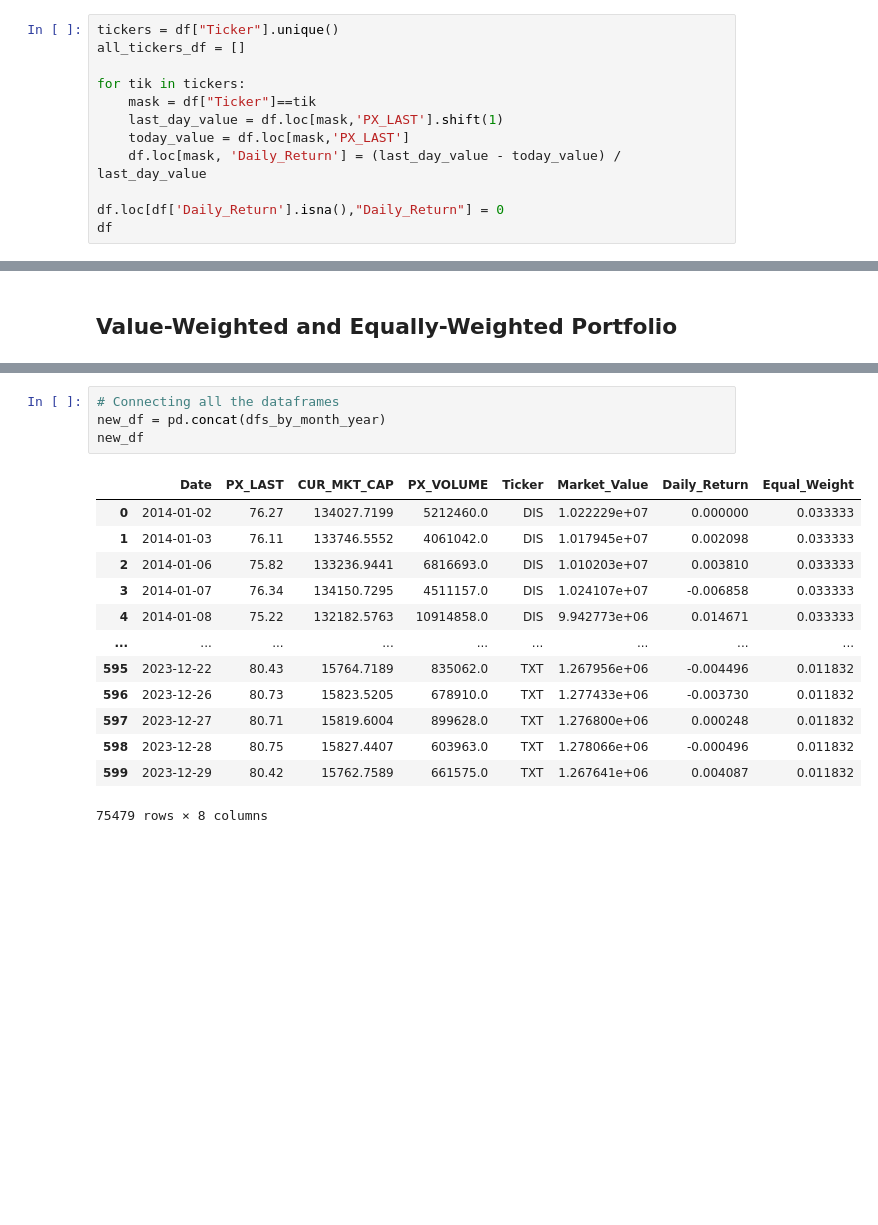
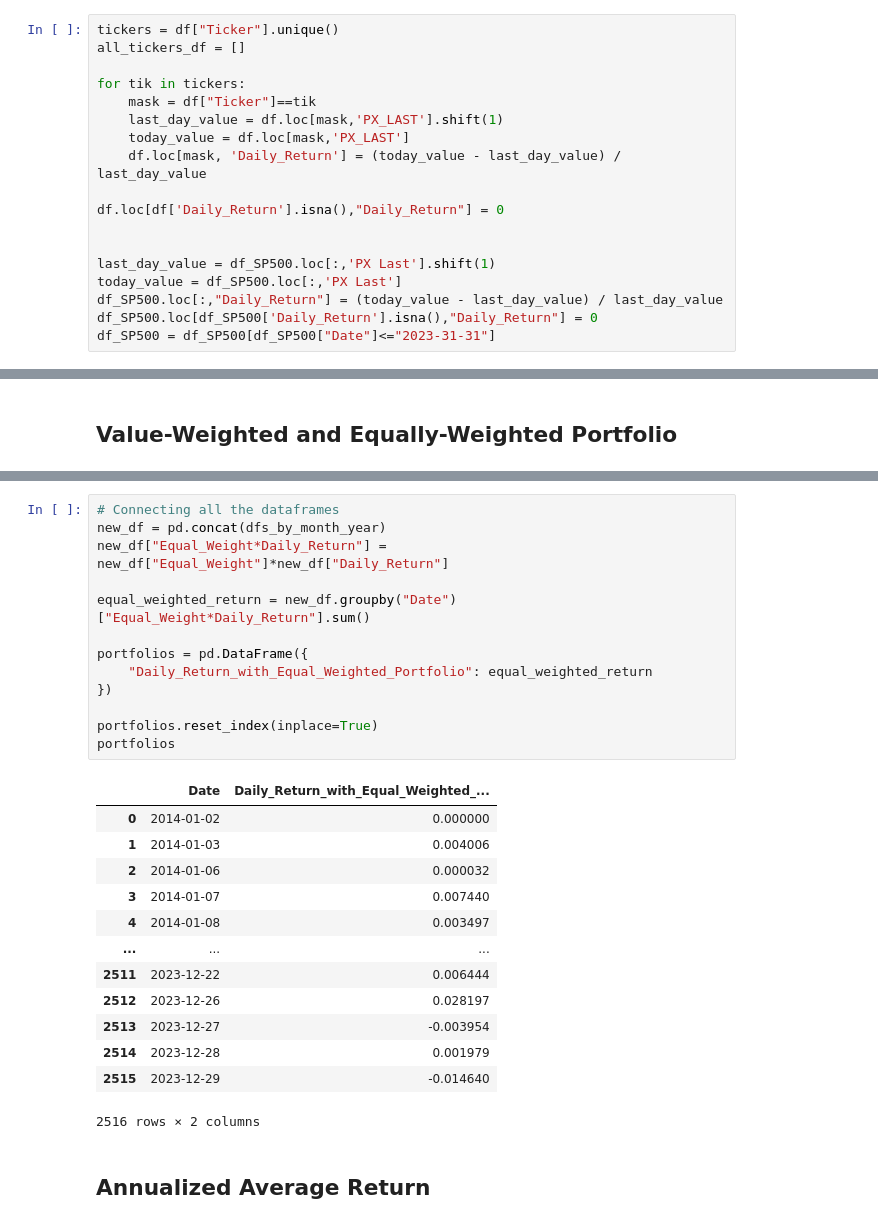
Before and after one commit to williankal/quant_fin, a Jupyter notebook: project1/part-A.ipynb, the cells around one changed output, grey strips where cells are left out. Saved outputs shown, nothing was run; the diff lists cells and outputs as text; blank space fills up the shorter version.

```diff
--- a/project1/part-A.ipynb
+++ b/project1/part-A.ipynb
@@ -34,7 +35,13 @@ for tik in tickers:
     mask = df["Ticker"]==tik
     last_day_value = df.loc[mask,'PX_LAST'].shift(1)
     today_value = df.loc[mask,'PX_LAST']
-    df.loc[mask, 'Daily_Return'] = (last_day_value - today_value) / last_day_value
+    df.loc[mask, 'Daily_Return'] = (today_value - last_day_value) / last_day_value
 
 df.loc[df['Daily_Return'].isna(),"Daily_Return"] = 0
-df
+
+
+last_day_value = df_SP500.loc[:,'PX Last'].shift(1)
+today_value = df_SP500.loc[:,'PX Last']
+df_SP500.loc[:,"Daily_Return"] = (today_value - last_day_value) / last_day_value
+df_SP500.loc[df_SP500['Daily_Return'].isna(),"Daily_Return"] = 0
+df_SP500 = df_SP500[df_SP500["Date"]<="2023-31-31"]
@@ -94,18 +106,29 @@ for i in range(len(dfs_by_month_year)-1):
 # %%
 # Connecting all the dataframes
 new_df = pd.concat(dfs_by_month_year)
-new_df
+new_df["Equal_Weight*Daily_Return"] = new_df["Equal_Weight"]*new_df["Daily_Return"]
+
+equal_weighted_return = new_df.groupby("Date")["Equal_Weight*Daily_Return"].sum()
+
+portfolios = pd.DataFrame({
+    "Daily_Return_with_Equal_Weighted_Portfolio": equal_weighted_return
+})
+
+portfolios.reset_index(inplace=True)
+portfolios
 # %% [output]
-|  | Date | PX_LAST | CUR_MKT_CAP | PX_VOLUME | Ticker | Market_Value | Daily_Return | Equal_Weight |
-| 0 | 2014-01-02 | 76.27 | 134027.7199 | 5212460.0 | DIS | 1.022229e+07 | 0.000000 | 0.033333 |
-| 1 | 2014-01-03 | 76.11 | 133746.5552 | 4061042.0 | DIS | 1.017945e+07 | 0.002098 | 0.033333 |
-| 2 | 2014-01-06 | 75.82 | 133236.9441 | 6816693.0 | DIS | 1.010203e+07 | 0.003810 | 0.033333 |
-| 3 | 2014-01-07 | 76.34 | 134150.7295 | 4511157.0 | DIS | 1.024107e+07 | -0.006858 | 0.033333 |
-| 4 | 2014-01-08 | 75.22 | 132182.5763 | 10914858.0 | DIS | 9.942773e+06 | 0.014671 | 0.033333 |
-| ... | ... | ... | ... | ... | ... | ... | ... | ... |
-| 595 | 2023-12-22 | 80.43 | 15764.7189 | 835062.0 | TXT | 1.267956e+06 | -0.004496 | 0.011832 |
-| 596 | 2023-12-26 | 80.73 | 15823.5205 | 678910.0 | TXT | 1.277433e+06 | -0.003730 | 0.011832 |
-| 597 | 2023-12-27 | 80.71 | 15819.6004 | 899628.0 | TXT | 1.276800e+06 | 0.000248 | 0.011832 |
-| 598 | 2023-12-28 | 80.75 | 15827.4407 | 603963.0 | TXT | 1.278066e+06 | -0.000496 | 0.011832 |
-| 599 | 2023-12-29 | 80.42 | 15762.7589 | 661575.0 | TXT | 1.267641e+06 | 0.004087 | 0.011832 |
+|  | Date | Daily_Return_with_Equal_Weighted_... |
+| 0 | 2014-01-02 | 0.000000 |
+| 1 | 2014-01-03 | 0.004006 |
+| 2 | 2014-01-06 | 0.000032 |
+| 3 | 2014-01-07 | 0.007440 |
+| 4 | 2014-01-08 | 0.003497 |
+| ... | ... | ... |
+| 2511 | 2023-12-22 | 0.006444 |
+| 2512 | 2023-12-26 | 0.028197 |
+| 2513 | 2023-12-27 | -0.003954 |
+| 2514 | 2023-12-28 | 0.001979 |
+| 2515 | 2023-12-29 | -0.014640 |
-75479 rows × 8 columns
+2516 rows × 2 columns
+# %% [markdown]
+## Annualized Average Return
```
Also changed, not shown: parts of 14 cells of this notebook, 2 other files.
